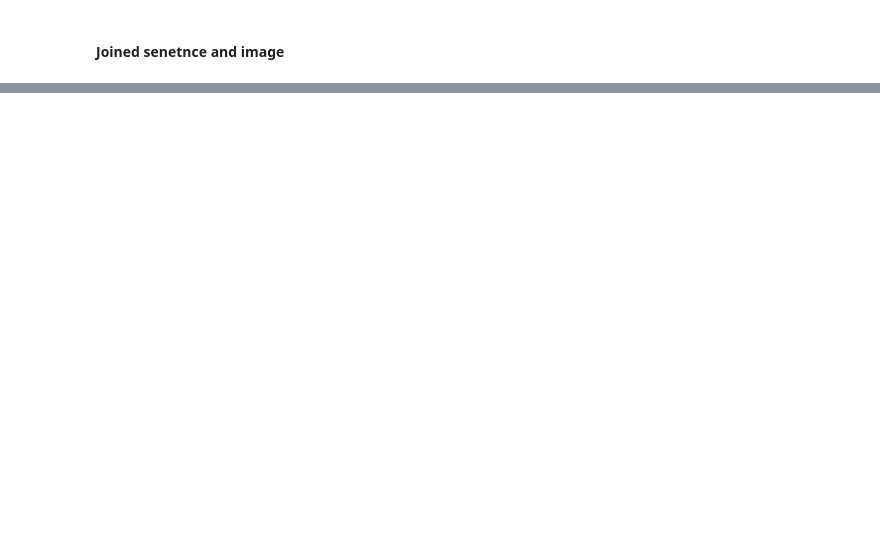
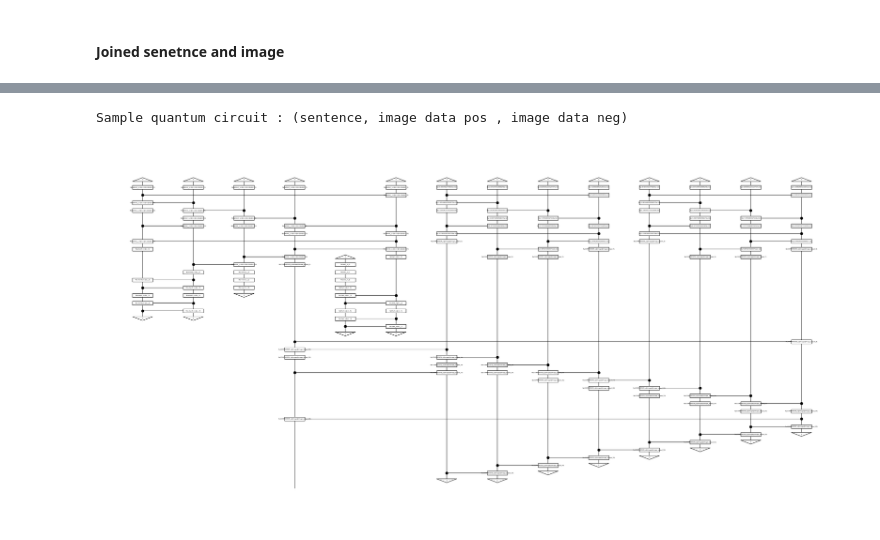
Before and after one commit to halaa901/QNLP-Thesis, a Jupyter notebook: implementation.ipynb, the cells around one changed output, grey strips where cells are left out. Drawn from its saved outputs; the diff is of its cells as text; code cells hidden in the pictures; blank space fills up the shorter version.

```diff
--- a/implementation.ipynb
+++ b/implementation.ipynb
@@ -338,9 +353,10 @@ print("Template diagram : (sentence, image1, image2)")
 
 # Ansatz & Circuit
 ansatz = Sim14Ansatz({AtomicType.NOUN: 1, AtomicType.SENTENCE: 1, image_type : 4, output_type : 1},  n_layers=1)
-temp_circuit = (ansatz(diagram) for diagram in diagrams)
+temp_circuit = [ansatz(diagram) for diagram in diagrams]
+
 print("Template circuit : (sentence, image_type , image_type)")
-# temp_circuit.draw(figsize=(60, 40), fontsize=18, draw_type_labels = False )
+temp_circuit[3].draw(figsize=(60, 40), fontsize=18, draw_type_labels = False )
 # %% [output]
 Template diagram : (sentence, image1, image2)
 Template circuit : (sentence, image_type , image_type)
@@ -347,13 +364,12 @@ Template circuit : (sentence, image_type , image_type)
 # %%
 image_1 = train_circuits_imagePos
 image_2 = train_circuits_imagePos
 
-for index in range(len(features_df)):
-    temp_images = image_1[index] @ image_2[index]
+# final_circuit = image_1 @ image_2 >> temp_circuit
 
-temp_images = image_1 @ image_2
-
-final_circuit = ((temp_image) >> temp_circuit for temp_image in temp_images)
-print("Quantum circuit : (sentence, image data pos , image data neg)")
-
-final_circuit[0].draw(figsize=(30, 15), fontsize=4, draw_type_labels = False )
+final_circuit = [(image_1[index] @ image_2[index] >> temp_circuit[index]) for index in range(len(features_df))]
+print("Sample quantum circuit : (sentence, image data pos , image data neg)")
+final_circuit[2].draw(figsize=(30, 15), fontsize=4, draw_type_labels = False )
+# %% [output]
+Sample quantum circuit : (sentence, image data pos , image data neg)
+[figure, added]
```
Also changed, not shown: parts of 9 cells of this notebook, 1 other file.
